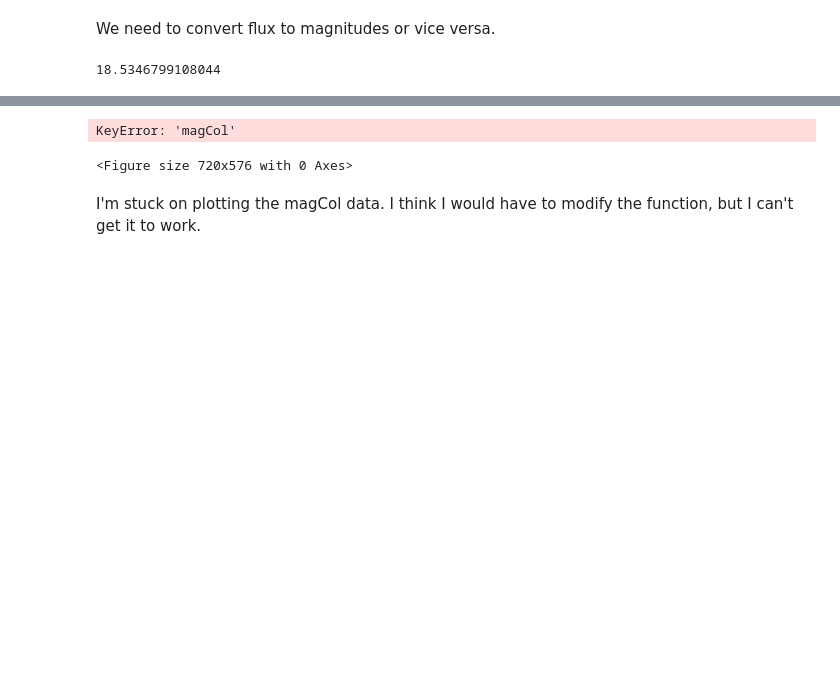
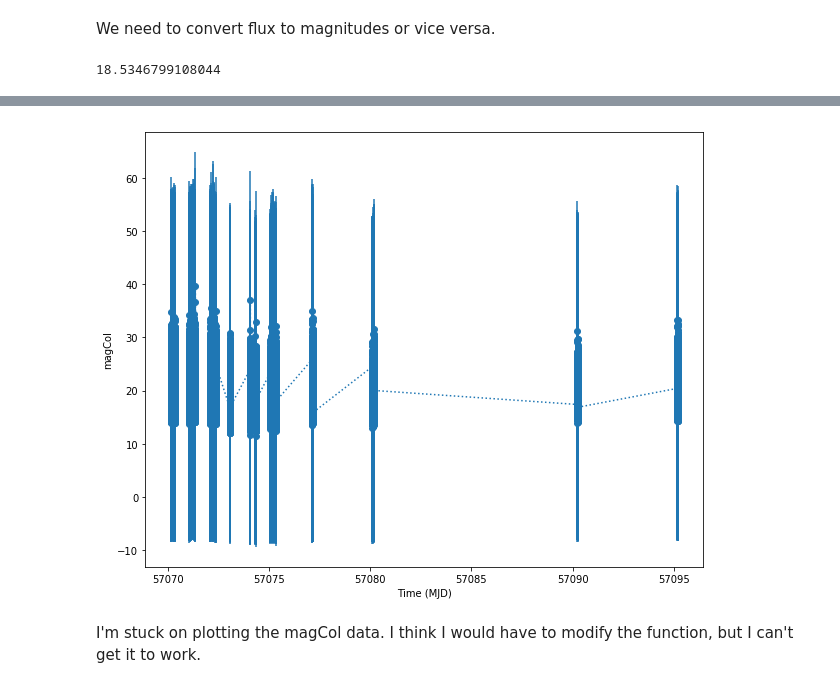
Before and after one commit to mrawls/lsst-hits-bump, a Jupyter notebook: tw94/Premap-Nov20-22_tw.ipynb, the cells around one changed output, grey strips where cells are left out. Cells and saved outputs as stored; diff of their text form; code cells hidden in the pictures; blank space fills up the shorter version.

```diff
--- a/tw94/Premap-Nov20-22_tw.ipynb
+++ b/tw94/Premap-Nov20-22_tw.ipynb
@@ -247,8 +247,3 @@ lsstTestMag = (140000*u.nJy).to(u.ABmag)
 print(lsstTestMag.value) # this looks like converting between flux to magnitude.
 # %% [output]
 18.5346799108044
-# %%
-srcTableArray = np.array(srcTableAll['totFlux']) # I can't get it to work unless its an array.
-mag = (srcTableArray*u.nJy).to(u.ABmag)
-magCol = pd.DataFrame(mag)
-magCol.head()
@@ -261,0 +250,11 @@ magCol.head()
+# %%
+srcTableArray = np.array(srcTableAll['totFlux'])
+mag = (srcTableArray*u.nJy).to(u.ABmag)
+
+
+srcTableErrArray = np.array(srcTableAll['totFluxErr']) # not sure if this is right, the error numbers look too large.
+magErr = (srcTableErrArray*u.nJy).to(u.ABmag)
+
+magDf = pd.DataFrame({'magCol':mag,'magErrCol':magErr, 'midPointTai':srcTableAll['midPointTai']})
+
+magDf.head()
@@ -262,5 +268,5 @@ magCol.head()
 # %%
-def LSSTHitsLightCurve(obj, dbPath, fluxCol='totFlux'):
+def LSSTHitsLightCurve(obj, dbPath, magCol='magCol'):
     plt.figure(figsize=(10,8))
     connection = sqlite3.connect(dbPath)
     # Load all sources for a single object called "obj"
@@ -269,16 +275,18 @@ def LSSTHitsLightCurve(obj, dbPath, fluxCol='totFlux'):
                                   midPointTai, apFlux, psFlux, apFluxErr, \
                                   psFluxErr, totFlux, totFluxErr, flags \
                                   from DiaSource where diaObjectId = {obj};', connection)
-    fluxErrCol = fluxCol + 'Err'
-    plt.errorbar(srcTable['midPointTai'], srcTable[fluxCol], yerr=srcTable[fluxErrCol],
+
+    magErrCol = magCol + 'Err'
+    plt.errorbar(magDf['midPointTai'], magDf[magCol], yerr=magDf['magErrCol'],
                  ls=':', marker='o')
-    plt.ylabel(fluxCol + ' (nJy)')
+    plt.ylabel(magCol)
     plt.xlabel('Time (MJD)')
-# %%
-LSSTHitsLightCurve(obj, dbPath)
-# %% [output]
-KeyError: 'magCol'
-<Figure size 720x576 with 0 Axes>
+# %%
+obj = goodObj.iloc[idx[10]]['diaObjectId']
+LSSTHitsLightCurve(obj, dbPath) # I got something, but it doesnt look very good!
+                                # Need to convert flux in goodObj as well??
+# %% [output]
+[figure, added]
 # %% [markdown]
 I'm stuck on plotting the magCol data. I think I would have to modify the function, but I can't get it to work.
 # %% [markdown]
```
Also changed, not shown: parts of 4 cells of this notebook.
